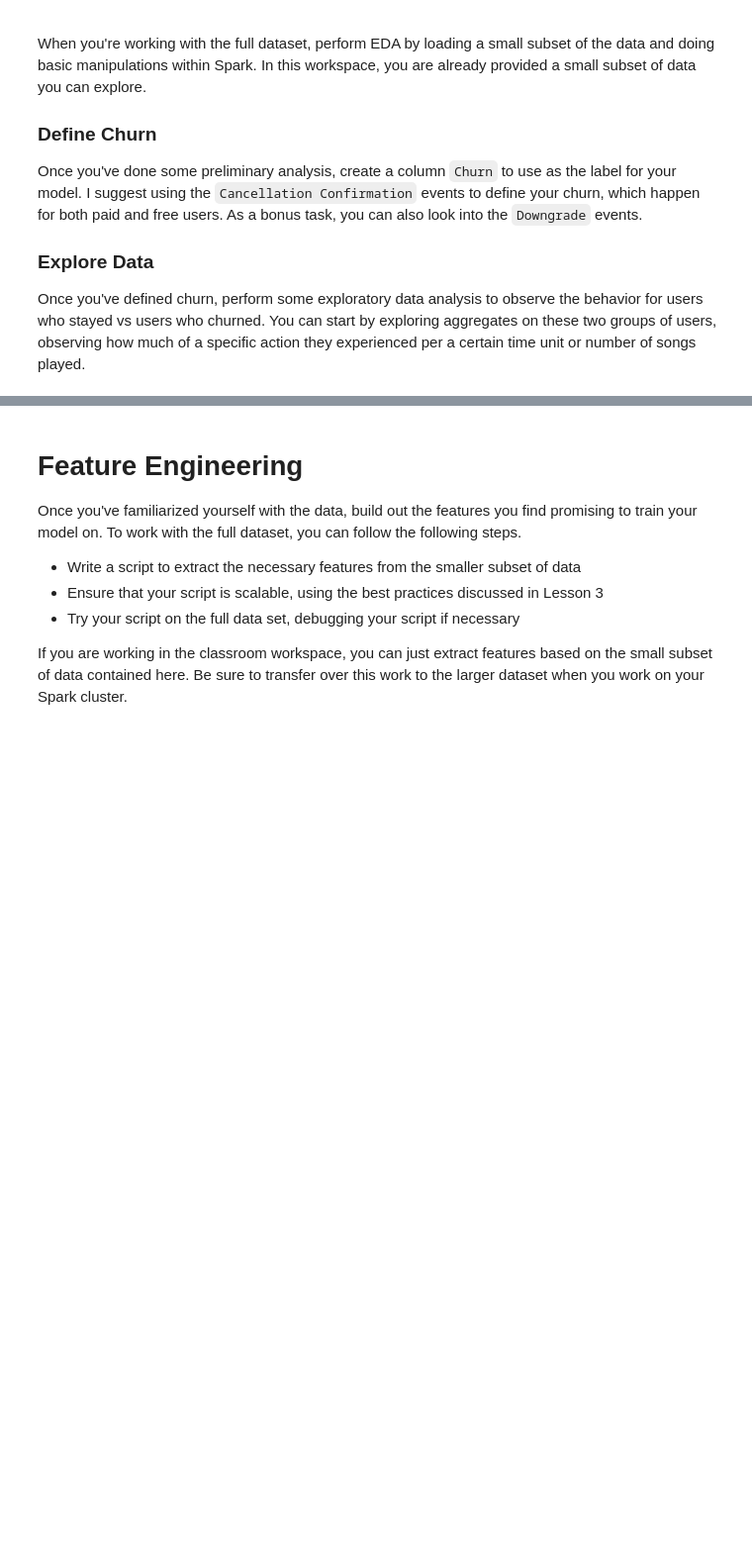
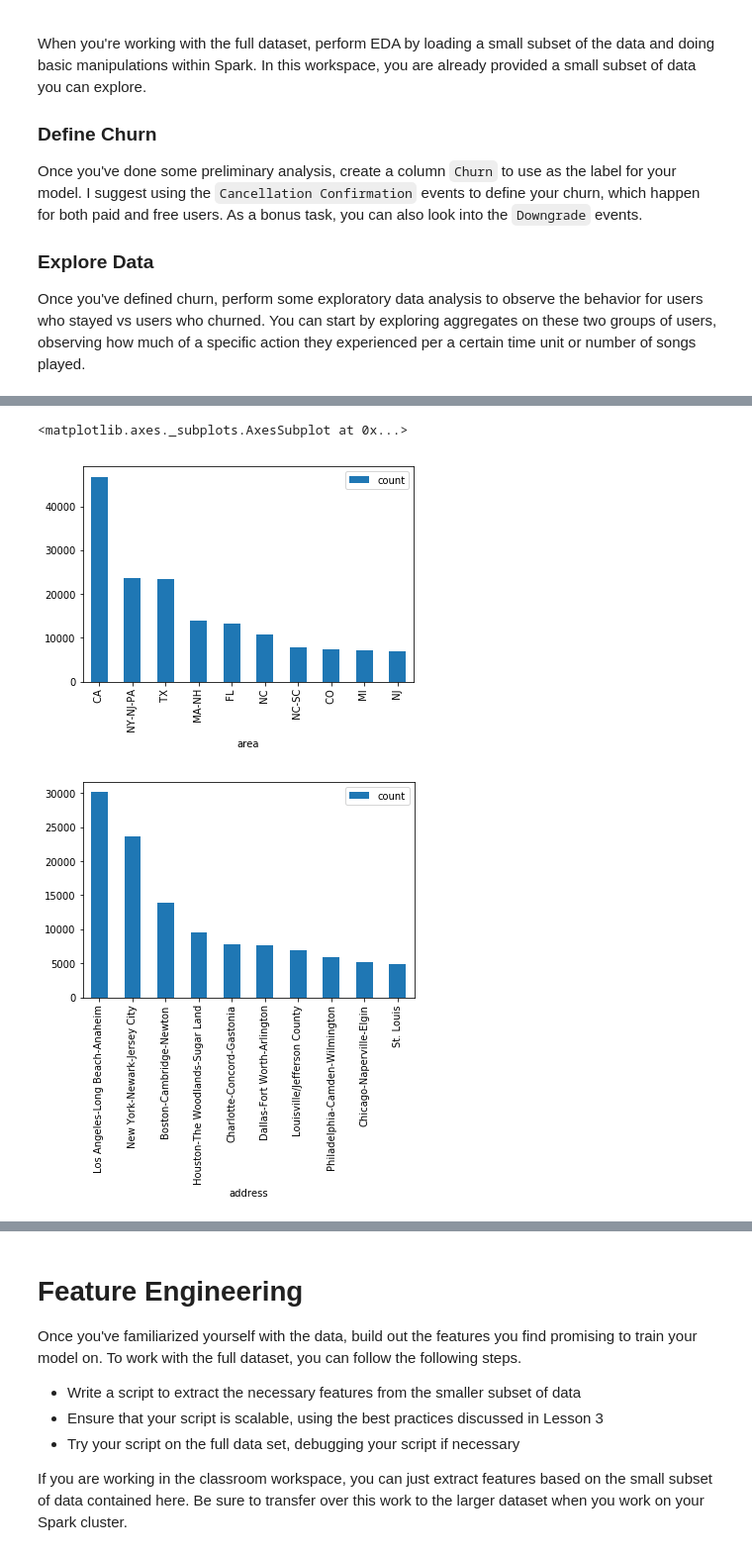
Before and after one commit to leesper/dsnd-sparkify, a Jupyter notebook: Sparkify.ipynb, the cells around one changed output, grey strips where cells are left out. Shown at 99% size. Saved outputs shown, nothing was run; the diff lists cells and outputs as text; code cells hidden in the pictures; blank space fills up the shorter version.

```diff
--- a/Sparkify.ipynb
+++ b/Sparkify.ipynb
@@ -118,0 +223,14 @@ Once you've defined churn, perform some exploratory data analysis to observe the
+# %%
+# which area is more active? California state outweighs a lot
+area_count = df_cleaned.groupBy(df_cleaned.area).count().orderBy(F.desc('count')).limit(10).toPandas()
+area_count = area_count.set_index('area')
+area_count.plot(kind='bar')
+
+# # which address is more active? Los Angeles-Long Beach-Anaheim and New York-Newark-Jersey City outweighs a lot
+address_count = df_cleaned.groupBy(df_cleaned.address).count().orderBy(F.desc('count')).limit(10).toPandas()
+address_count = address_count.set_index('address')
+address_count.plot(kind='bar')
+# %% [output]
+<matplotlib.axes._subplots.AxesSubplot at 0x...>
+[figure, added]
+[figure, added]
```
Also changed, not shown: parts of 20 cells of this notebook.
